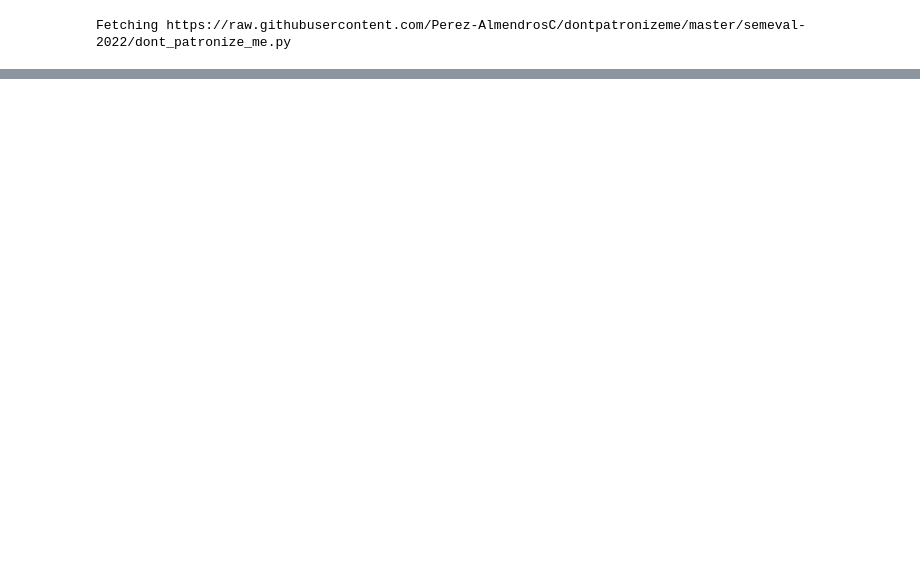
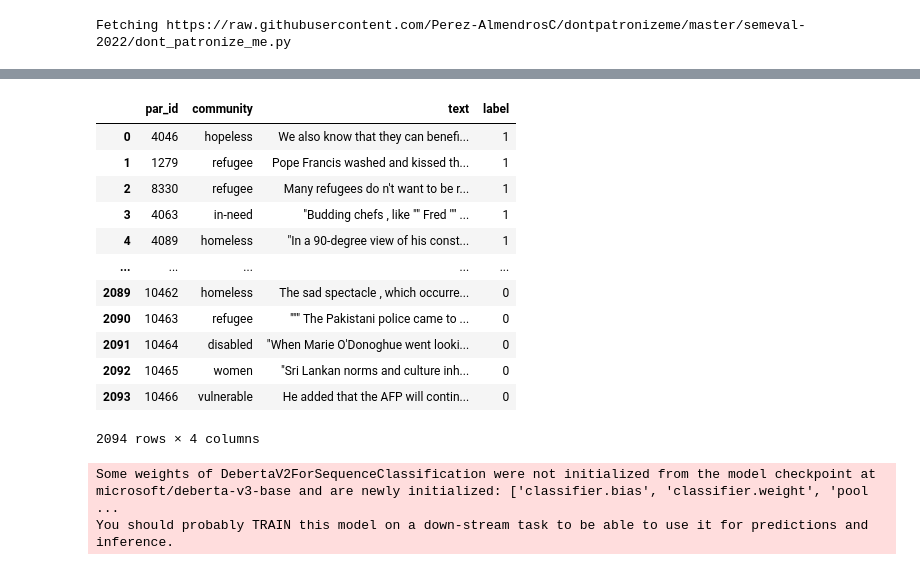
Before and after one commit to preesha-gehlot/nlp, a Jupyter notebook: NLP_CW.ipynb, the cells around one changed output, grey strips where cells are left out. Cells and saved outputs as stored; diff of their text form; code cells hidden in the pictures; blank space fills up the shorter version.

```diff
--- a/NLP_CW.ipynb
+++ b/NLP_CW.ipynb
@@ -181,0 +254,69 @@ trainer.train()
+# %%
+test_set1
+# %% [output]
+|  | par_id | community | text | label |
+| 0 | 4046 | hopeless | We also know that they can benefi... | 1 |
+| 1 | 1279 | refugee | Pope Francis washed and kissed th... | 1 |
+| 2 | 8330 | refugee | Many refugees do n't want to be r... | 1 |
+| 3 | 4063 | in-need | "Budding chefs , like "" Fred "" ... | 1 |
+| 4 | 4089 | homeless | "In a 90-degree view of his const... | 1 |
+| ... | ... | ... | ... | ... |
+| 2089 | 10462 | homeless | The sad spectacle , which occurre... | 0 |
+| 2090 | 10463 | refugee | """ The Pakistani police came to ... | 0 |
+| 2091 | 10464 | disabled | "When Marie O'Donoghue went looki... | 0 |
+| 2092 | 10465 | women | "Sri Lankan norms and culture inh... | 0 |
+| 2093 | 10466 | vulnerable | He added that the AFP will contin... | 0 |
+2094 rows × 4 columns
+# %%
+
+# task1_model_args = ClassificationArgs(num_train_epochs=1,
+                                    #   no_save=True,
+                                    #   no_cache=True,
+                                    #   overwrite_output_dir=True)
+# task1_model = ClassificationModel("deberta",
+                                #   'microsoft/deberta-v2-base',
+                                #   args = task1_model_args,
+                                #   num_labels=2,
+                                #   use_cuda=cuda_available)
+# Loading the pretrained model
+checkpoint = "microsoft/deberta-v3-base"
+device = torch.device("cuda") if torch.cuda.is_available() else torch.device("cpu")
+
+model = AutoModelForSequenceClassification.from_pretrained(checkpoint, num_labels=2)
+model = model.to(device)
+
+# Perform tokenization
+tokenizer = AutoTokenizer.from_pretrained(checkpoint)
+
+hf_dataset_train = Dataset.from_pandas(training_set1)
+hf_dataset_test = Dataset.from_pandas(test_set1)
+
+# Tokenization function
+def tokenize_function(example):
+    return tokenizer(example["text"], truncation=True, padding=True, max_length=512)
+
+# Apply tokenization
+tokenized_datasets_train = hf_dataset_train.map(tokenize_function)
+tokenized_datasets_test = hf_dataset_test.map(tokenize_function)
+
+# Rename label column and set format for PyTorch
+tokenized_datasets_train = tokenized_datasets_train.remove_columns(["par_id", "text", "community", "__index_level_0__"])
+tokenized_datasets_train = tokenized_datasets_train.rename_column("label", "labels")
+tokenized_datasets_train.set_format("torch")
+
+tokenized_datasets_test = tokenized_datasets_test.remove_columns(["par_id", "text", "community"])
+tokenized_datasets_test = tokenized_datasets_test.rename_column("label", "labels")
+tokenized_datasets_test.set_format("torch")
+
+# DataLoader with DataCollatorWithPadding
+data_collator = DataCollatorWithPadding(tokenizer=tokenizer)
+train_dataloader = DataLoader(
+    tokenized_datasets_train, shuffle=True, batch_size=8, collate_fn=data_collator
+)
+
+eval_dataloader = DataLoader(
+    tokenized_datasets_test, batch_size=8, collate_fn=data_collator
+)
+# %% [output]
+Some weights of DebertaV2ForSequenceClassification were not initialized from the model checkpoint at microsoft/deberta-v3-base and are newly initialized: ['classifier.bias', 'classifier.weight', 'pool ...
+You should probably TRAIN this model on a down-stream task to be able to use it for predictions and inference.
```
Also changed, not shown: parts of 57 cells of this notebook, 2 other files.
